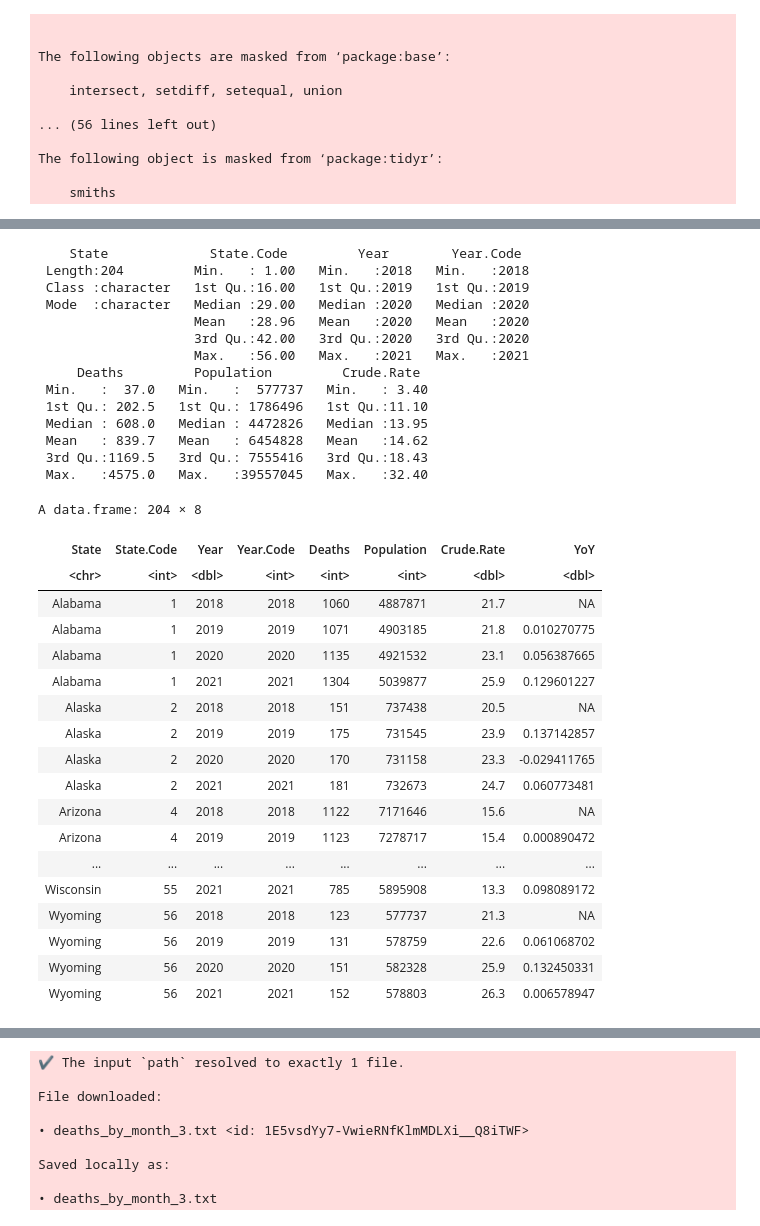
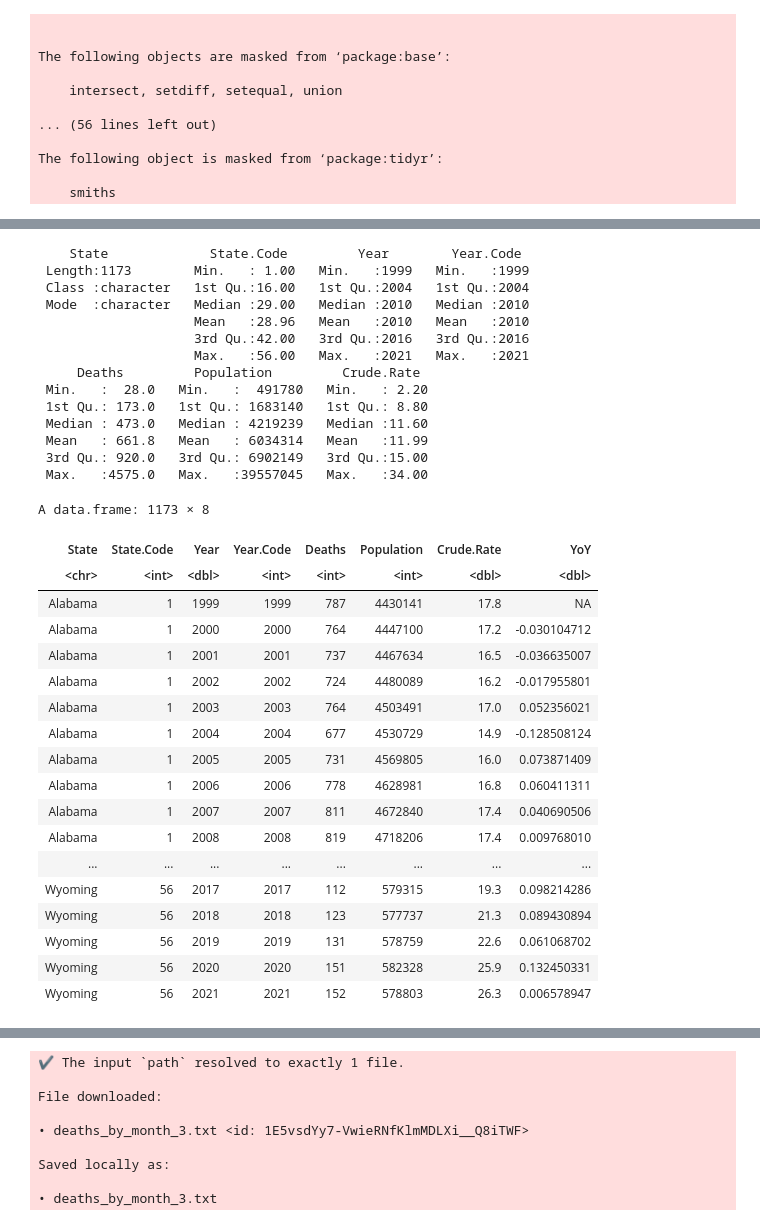
Before and after one commit to hanansuk/guns_n_roses, a Jupyter notebook: cdc.ipynb, the cells around one changed output, grey strips where cells are left out. Saved outputs shown, nothing was run; the diff lists cells and outputs as text; code cells hidden in the pictures.

```diff
--- a/cdc.ipynb
+++ b/cdc.ipynb
@@ -85,8 +85,8 @@ lagpad <- function(x, k) {
   }
 }
 # %%
-x <- drive_get("~/deaths_by_month_2.txt")
+x <- drive_get("~/deaths_by_month_2_v2.txt")
 drive_download(x, overwrite = TRUE)
-cdc <- read.table("/content/deaths_by_month_2.txt", header = TRUE, sep = '\t', dec = ".", row.names=NULL)
-cdc <- cdc[,-1]
+cdc1 <- read.table("/content/deaths_by_month_2_v2.txt", header = TRUE, sep = '\t', dec = ".", row.names=NULL)
+cdc1 <- cdc1[,-1]
 # %% [output]
@@ -112,0 +102,7 @@ Saved locally as:
+# %%
+x <- drive_get("~/deaths_by_month_2.txt")
+drive_download(x, overwrite = TRUE)
+cdc2 <- read.table("/content/deaths_by_month_2.txt", header = TRUE, sep = '\t', dec = ".", row.names=NULL)
+cdc2 <- cdc2[,-1]
+cdc2 <- cdc2 %>%
+    filter(Year == 2021)
@@ -113,3 +119,5 @@ Saved locally as:
+# %%
+cdc = rbind(cdc1, cdc2)
 # %%
 glimpse(cdc)
 head(cdc)
@@ -136,19 +144,19 @@ A data.frame: 6 × 7
 summary(cdc)
 # %% [output]
     State             State.Code         Year        Year.Code
- Length:204         Min.   : 1.00   Min.   :2018   Min.   :2018
- Class :character   1st Qu.:16.00   1st Qu.:2019   1st Qu.:2019
- Mode  :character   Median :29.00   Median :2020   Median :2020
-                    Mean   :28.96   Mean   :2020   Mean   :2020
-                    3rd Qu.:42.00   3rd Qu.:2020   3rd Qu.:2020
+ Length:1173        Min.   : 1.00   Min.   :1999   Min.   :1999
+ Class :character   1st Qu.:16.00   1st Qu.:2004   1st Qu.:2004
+ Mode  :character   Median :29.00   Median :2010   Median :2010
+                    Mean   :28.96   Mean   :2010   Mean   :2010
+                    3rd Qu.:42.00   3rd Qu.:2016   3rd Qu.:2016
                     Max.   :56.00   Max.   :2021   Max.   :2021
      Deaths         Population         Crude.Rate
- Min.   :  37.0   Min.   :  577737   Min.   : 3.40
- 1st Qu.: 202.5   1st Qu.: 1786496   1st Qu.:11.10
- Median : 608.0   Median : 4472826   Median :13.95
- Mean   : 839.7   Mean   : 6454828   Mean   :14.62
- 3rd Qu.:1169.5   3rd Qu.: 7555416   3rd Qu.:18.43
- Max.   :4575.0   Max.   :39557045   Max.   :32.40
+ Min.   :  28.0   Min.   :  491780   Min.   : 2.20
+ 1st Qu.: 173.0   1st Qu.: 1683140   1st Qu.: 8.80
+ Median : 473.0   Median : 4219239   Median :11.60
+ Mean   : 661.8   Mean   : 6034314   Mean   :11.99
+ 3rd Qu.: 920.0   3rd Qu.: 6902149   3rd Qu.:15.00
+ Max.   :4575.0   Max.   :39557045   Max.   :34.00
 # %%
 cdc_2 <- cdc %>%
   arrange(State, Year)
@@ -157,33 +165,33 @@ cdc_2$Year = as.numeric(as.character(cdc_2$Year))
 # %%
 cdc_by_state <- cdc_2 %>%
   mutate(YoY = (((Deaths - lagpad(Deaths, 1))/Deaths)))
 
 lag_function <- function(x) {
-  x[seq_along(x) %% 4 == 0] <- NA
+  x[seq_along(x) %% 23 == 0] <- NA
   x
 }
 
 cdc_by_state$YoY[2:nrow(cdc_by_state)] <- lag_function(cdc_by_state$YoY[2:nrow(cdc_by_state)])
 
 
 cdc_by_state
 # %% [output]
-A data.frame: 204 × 8
+A data.frame: 1173 × 8
 | State | State.Code | Year | Year.Code | Deaths | Population | Crude.Rate | YoY |
 | <chr> | <int> | <dbl> | <int> | <int> | <int> | <dbl> | <dbl> |
-| Alabama | 1 | 2018 | 2018 | 1060 | 4887871 | 21.7 | NA |
-| Alabama | 1 | 2019 | 2019 | 1071 | 4903185 | 21.8 | 0.010270775 |
-| Alabama | 1 | 2020 | 2020 | 1135 | 4921532 | 23.1 | 0.056387665 |
-| Alabama | 1 | 2021 | 2021 | 1304 | 5039877 | 25.9 | 0.129601227 |
-| Alaska | 2 | 2018 | 2018 | 151 | 737438 | 20.5 | NA |
-| Alaska | 2 | 2019 | 2019 | 175 | 731545 | 23.9 | 0.137142857 |
-| Alaska | 2 | 2020 | 2020 | 170 | 731158 | 23.3 | -0.029411765 |
-| Alaska | 2 | 2021 | 2021 | 181 | 732673 | 24.7 | 0.060773481 |
-| Arizona | 4 | 2018 | 2018 | 1122 | 7171646 | 15.6 | NA |
-| Arizona | 4 | 2019 | 2019 | 1123 | 7278717 | 15.4 | 0.000890472 |
+| Alabama | 1 | 1999 | 1999 | 787 | 4430141 | 17.8 | NA |
+| Alabama | 1 | 2000 | 2000 | 764 | 4447100 | 17.2 | -0.030104712 |
+| Alabama | 1 | 2001 | 2001 | 737 | 4467634 | 16.5 | -0.036635007 |
+| Alabama | 1 | 2002 | 2002 | 724 | 4480089 | 16.2 | -0.017955801 |
+| Alabama | 1 | 2003 | 2003 | 764 | 4503491 | 17.0 | 0.052356021 |
+| Alabama | 1 | 2004 | 2004 | 677 | 4530729 | 14.9 | -0.128508124 |
+| Alabama | 1 | 2005 | 2005 | 731 | 4569805 | 16.0 | 0.073871409 |
+| Alabama | 1 | 2006 | 2006 | 778 | 4628981 | 16.8 | 0.060411311 |
+| Alabama | 1 | 2007 | 2007 | 811 | 4672840 | 17.4 | 0.040690506 |
+| Alabama | 1 | 2008 | 2008 | 819 | 4718206 | 17.4 | 0.009768010 |
 | ... | ... | ... | ... | ... | ... | ... | ... |
-| Wisconsin | 55 | 2021 | 2021 | 785 | 5895908 | 13.3 | 0.098089172 |
-| Wyoming | 56 | 2018 | 2018 | 123 | 577737 | 21.3 | NA |
+| Wyoming | 56 | 2017 | 2017 | 112 | 579315 | 19.3 | 0.098214286 |
+| Wyoming | 56 | 2018 | 2018 | 123 | 577737 | 21.3 | 0.089430894 |
 | Wyoming | 56 | 2019 | 2019 | 131 | 578759 | 22.6 | 0.061068702 |
 | Wyoming | 56 | 2020 | 2020 | 151 | 582328 | 25.9 | 0.132450331 |
 | Wyoming | 56 | 2021 | 2021 | 152 | 578803 | 26.3 | 0.006578947 |
```
Also changed, not shown: parts of 17 cells of this notebook.
